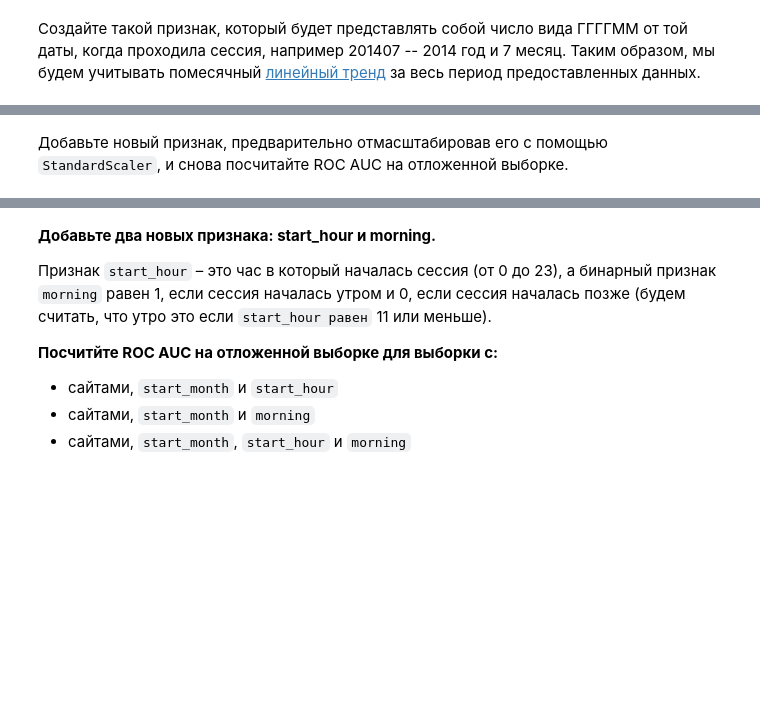
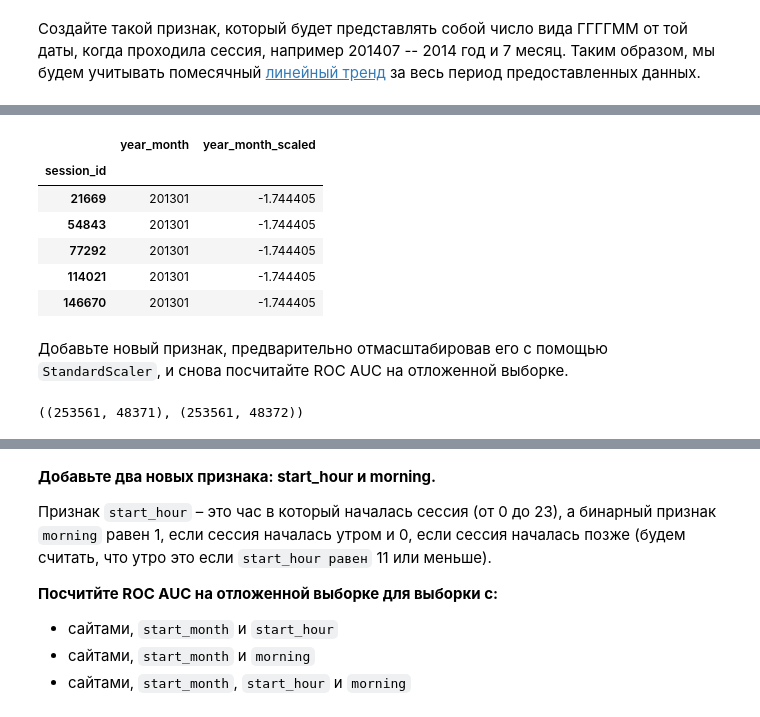
Before and after one commit to Noegon/mlcourse.ai, a Jupyter notebook: jupyter_russian/topic04_linear_models/lesson4_practice_alice_benchmarks.ipynb, the cells around one changed output, grey strips where cells are left out. Saved outputs shown, nothing was run; the diff lists cells and outputs as text; code cells hidden in the pictures; blank space fills up the shorter version.

```diff
--- a/jupyter_russian/topic04_linear_models/lesson4_practice_alice_benchmarks.ipynb
+++ b/jupyter_russian/topic04_linear_models/lesson4_practice_alice_benchmarks.ipynb
@@ -175,0 +220,3 @@ def write_to_submission_file(predicted_labels, out_file,
+# %%
+new_train_features = pd.DataFrame(index=train_df.index)
+new_test_features = pd.DataFrame(index=test_df.index)
@@ -175,0 +227,10 @@ def write_to_submission_file(predicted_labels, out_file,
+# %%
+time = ['time%d' % d for d in range(1, 11)]
+train_na_zero = train_df[time].fillna(value=0, inplace=False)
+test_na_zero = test_df[time].fillna(value=0, inplace=False)
+# %%
+# Рассмотрим только время начала каждой сессии - поле time1
+new_train_features['year_month'] = train_na_zero['time1'].apply(lambda ts: str(ts.year * 100 + ts.month))
+new_test_features['year_month'] = test_na_zero['time1'].apply(lambda ts: str(ts.year * 100 + ts.month))
+
+new_train_features.head()
@@ -176,2 +245,18 @@ def write_to_submission_file(predicted_labels, out_file,
+# %%
+scaler = StandardScaler()
+scaler.fit(new_train_features['year_month'].values.reshape(-1, 1))
+
+new_train_features['year_month_scaled'] = scaler.transform(new_train_features['year_month'].values.reshape(-1, 1))
+new_test_features['year_month_scaled'] = scaler.transform(new_test_features['year_month'].values.reshape(-1, 1))
+# %%
+new_train_features.head()
+# %% [output]
+|  | year_month | year_month_scaled |
+| session_id |  |  |
+| 21669 | 201301 | -1.744405 |
+| 54843 | 201301 | -1.744405 |
+| 77292 | 201301 | -1.744405 |
+| 114021 | 201301 | -1.744405 |
+| 146670 | 201301 | -1.744405 |
 # %% [markdown]
 Добавьте новый признак, предварительно отмасштабировав его с помощью `StandardScaler`, и снова посчитайте ROC AUC на отложенной выборке.
@@ -179,0 +263,15 @@ def write_to_submission_file(predicted_labels, out_file,
+# %%
+# Нужно объединить новые данные с существующими в разреженной матрице X_train_sparse
+# Делаем это с помощью функции hstack из библиотеки scipy.sparse
+# Требуется дополнительное явное преобразование в csr_matrix
+X_train_sparse_new = csr_matrix(hstack([X_train_sparse,
+                                new_train_features['year_month_scaled'].values.reshape(-1, 1)]))
+X_train_sparse_new.shape # (253561, 48372)
+
+# Аналогично для тестового набора
+X_test_sparse_new = hstack([X_test_sparse,
+                             new_test_features['year_month_scaled'].values.reshape(-1, 1)])
+X_test_sparse_new.shape # (82797, 48372)
+X_train_sparse.shape, X_train_sparse_new.shape # Добавился дополнительный признак в shape[1]
+# %% [output]
+((253561, 48371), (253561, 48372))
```
Also changed, not shown: parts of 17 cells of this notebook, 1 other file.
